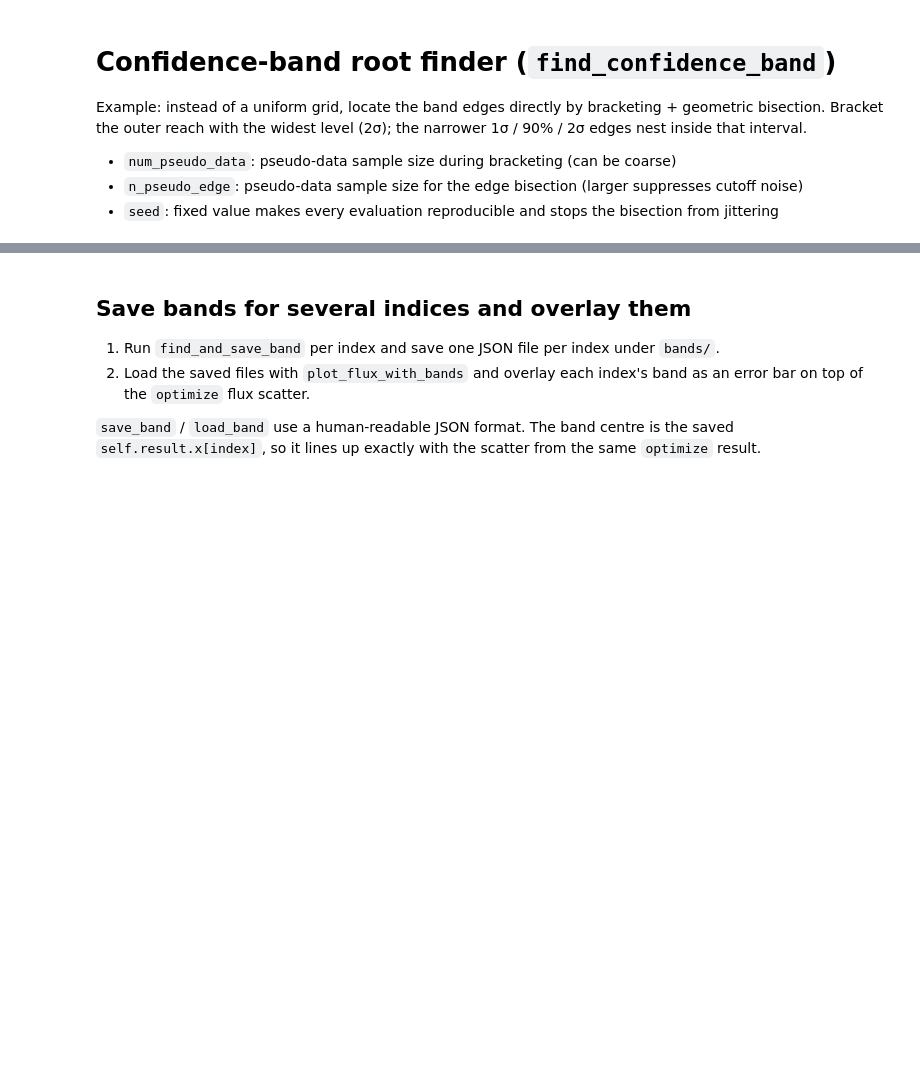
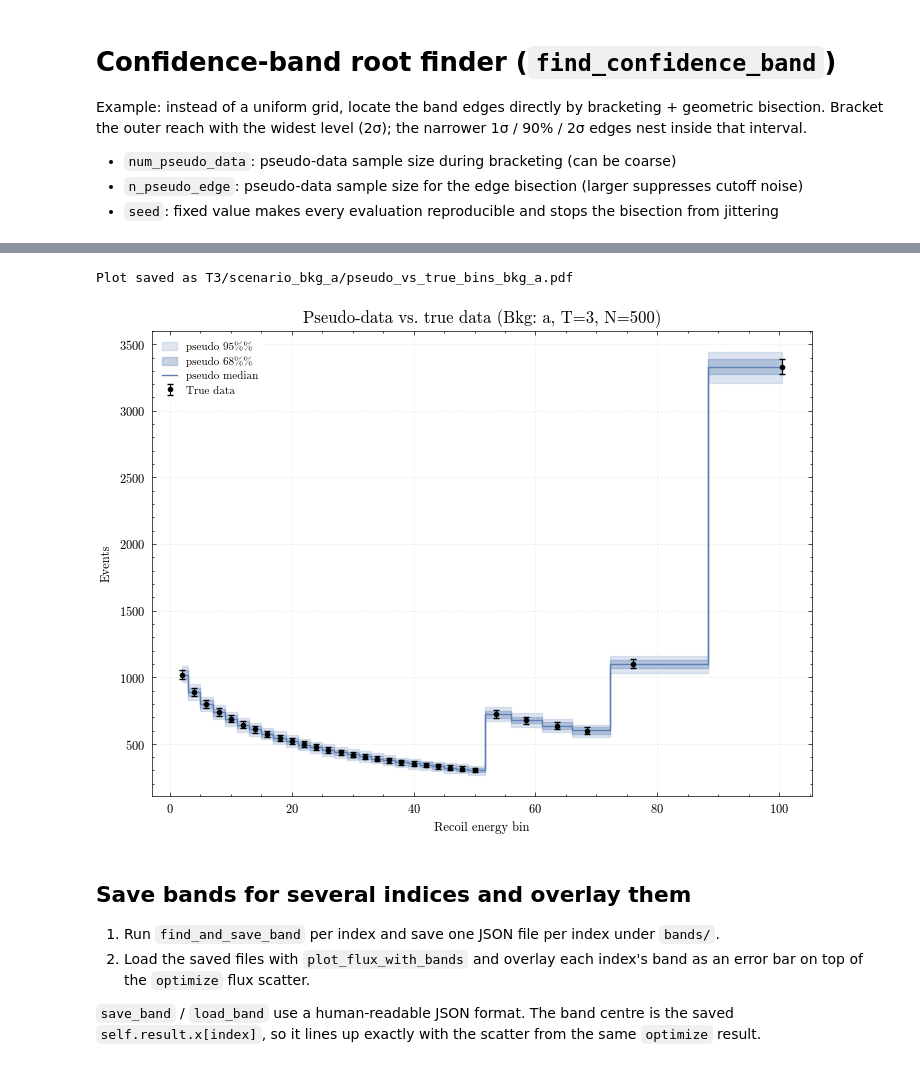
Before and after one commit to kyphys-creator/neutrinoAnalysis, a Jupyter notebook: 1eV/confidence_band_noBkg_T3.ipynb, the cells around one changed output, grey strips where cells are left out. Drawn from its saved outputs; the diff is of its cells as text; code cells hidden in the pictures; blank space fills up the shorter version.

```diff
--- a/1eV/confidence_band_noBkg_T3.ipynb
+++ b/1eV/confidence_band_noBkg_T3.ipynb
@@ -26,3 +41,8 @@ Plot saved as T3/scenario_bkg_a/flux_comparison_bkg_a.pdf
+# %%
+a.plot_pseudo_data_bins(num_pseudo_data=500, seed=None,regenerate=False, show_lines=False, save=True, fname=None)
+# %% [output]
+Plot saved as T3/scenario_bkg_a/pseudo_vs_true_bins_bkg_a.pdf
+[figure, added]
 # %% [markdown]
 ## Save bands for several indices and overlay them
 
```
Also changed, not shown: parts of 2 cells of this notebook, 9 other files.
